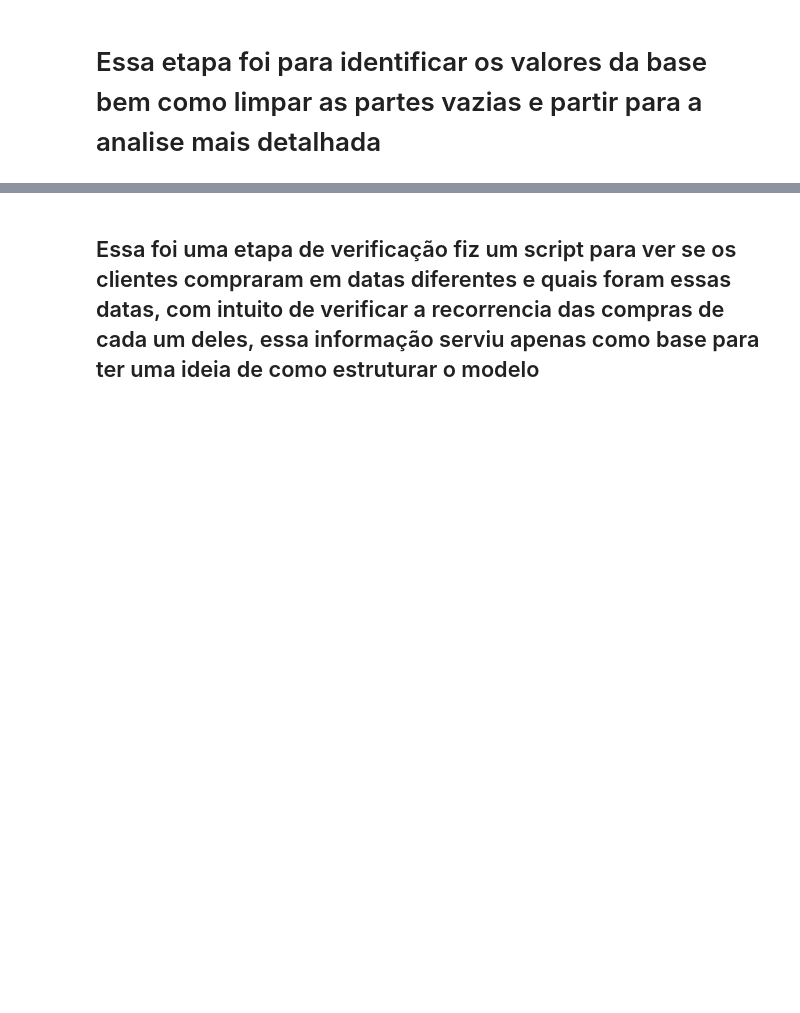
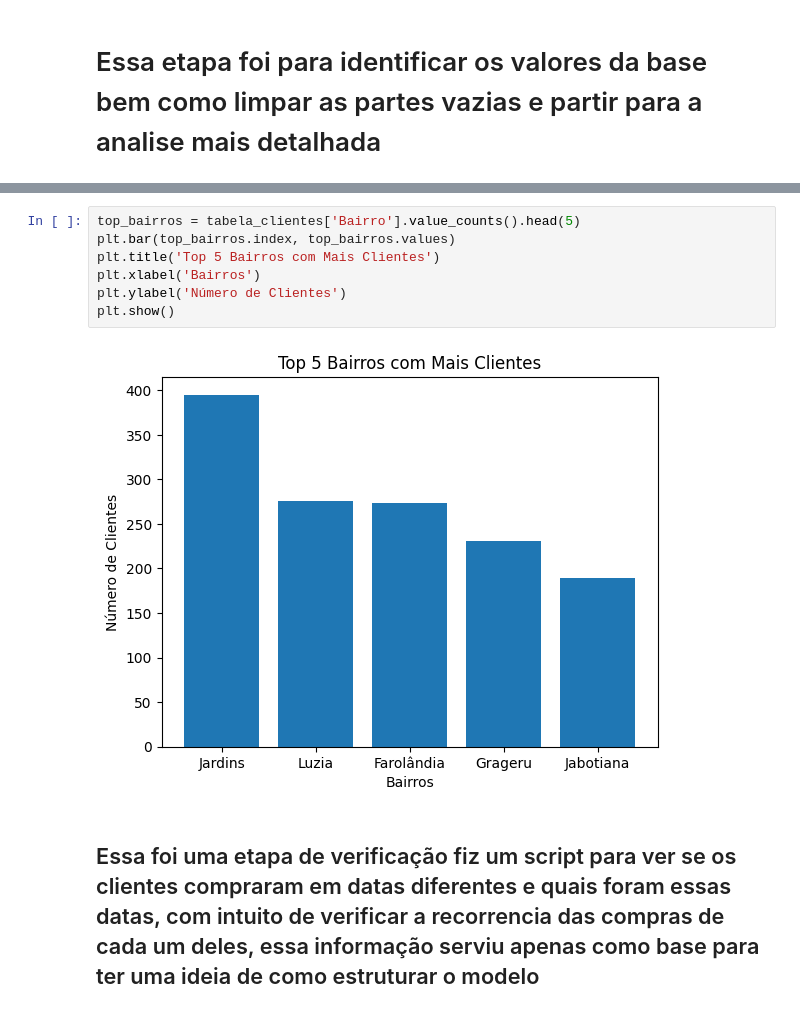
Before and after one commit to wesengp/Projeto-Machinelearning, a Jupyter notebook: Desafio_Bazico.ipynb, the cells around one changed output, grey strips where cells are left out. Saved outputs shown, nothing was run; the diff lists cells and outputs as text; blank space fills up the shorter version.

```diff
--- a/Desafio_Bazico.ipynb
+++ b/Desafio_Bazico.ipynb
@@ -57,3 +110,12 @@ display(tabela_vendas_produtos.describe().round(3))
+# %%
+top_bairros = tabela_clientes['Bairro'].value_counts().head(5)
+plt.bar(top_bairros.index, top_bairros.values)
+plt.title('Top 5 Bairros com Mais Clientes')
+plt.xlabel('Bairros')
+plt.ylabel('Número de Clientes')
+plt.show()
+# %% [output]
+[figure, added]
 # %% [markdown]
 ## Essa foi uma etapa de verificação fiz um script para ver se os clientes compraram em datas diferentes e quais foram essas datas, com intuito de verificar a recorrencia das compras de cada um deles, essa informação serviu apenas como base para ter uma ideia de como estruturar o modelo
 # %% [markdown]
```
Also changed, not shown: parts of 26 cells of this notebook.
